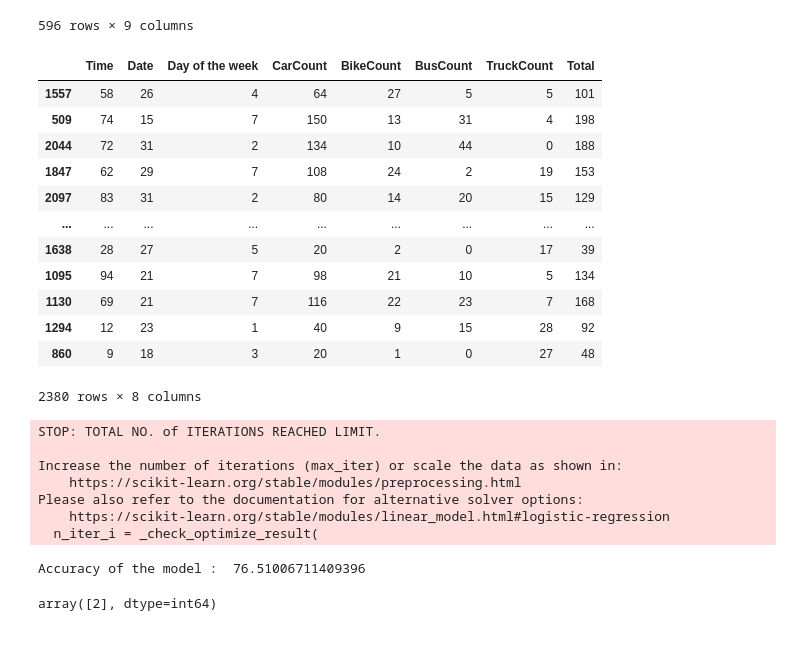
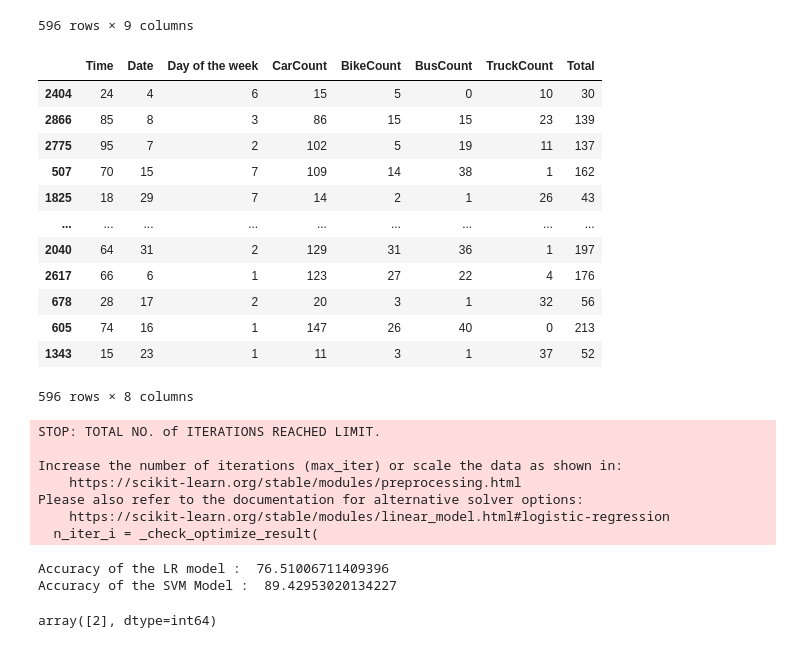
Before and after one commit to maan909/Mini-Project, a Jupyter notebook: LogisticRegression.ipynb, the cells around one changed output. Drawn from its saved outputs; the diff is of its cells as text; code cells hidden in the pictures.

Commit message:
svm model

```diff
--- a/LogisticRegression.ipynb
+++ b/LogisticRegression.ipynb
@@ -123,24 +133,22 @@ test
 # %%
 X_test = test.drop(columns=['Traffic Situation'],axis=1)
 y_test = test['Traffic Situation']
 
 X_test
-
-X_train
 # %% [output]
 |  | Time | Date | Day of the week | CarCount | BikeCount | BusCount | TruckCount | Total |
-| 1557 | 58 | 26 | 4 | 64 | 27 | 5 | 5 | 101 |
-| 509 | 74 | 15 | 7 | 150 | 13 | 31 | 4 | 198 |
-| 2044 | 72 | 31 | 2 | 134 | 10 | 44 | 0 | 188 |
-| 1847 | 62 | 29 | 7 | 108 | 24 | 2 | 19 | 153 |
-| 2097 | 83 | 31 | 2 | 80 | 14 | 20 | 15 | 129 |
+| 2404 | 24 | 4 | 6 | 15 | 5 | 0 | 10 | 30 |
+| 2866 | 85 | 8 | 3 | 86 | 15 | 15 | 23 | 139 |
+| 2775 | 95 | 7 | 2 | 102 | 5 | 19 | 11 | 137 |
+| 507 | 70 | 15 | 7 | 109 | 14 | 38 | 1 | 162 |
+| 1825 | 18 | 29 | 7 | 14 | 2 | 1 | 26 | 43 |
 | ... | ... | ... | ... | ... | ... | ... | ... | ... |
-| 1638 | 28 | 27 | 5 | 20 | 2 | 0 | 17 | 39 |
-| 1095 | 94 | 21 | 7 | 98 | 21 | 10 | 5 | 134 |
-| 1130 | 69 | 21 | 7 | 116 | 22 | 23 | 7 | 168 |
-| 1294 | 12 | 23 | 1 | 40 | 9 | 15 | 28 | 92 |
-| 860 | 9 | 18 | 3 | 20 | 1 | 0 | 27 | 48 |
+| 2040 | 64 | 31 | 2 | 129 | 31 | 36 | 1 | 197 |
+| 2617 | 66 | 6 | 1 | 123 | 27 | 22 | 4 | 176 |
+| 678 | 28 | 17 | 2 | 20 | 3 | 1 | 32 | 56 |
+| 605 | 74 | 16 | 1 | 147 | 26 | 40 | 0 | 213 |
+| 1343 | 15 | 23 | 1 | 11 | 3 | 1 | 37 | 52 |
-2380 rows × 8 columns
+596 rows × 8 columns
 # %%
 X_train = train.drop(columns=['Traffic Situation'], axis=1)
 y_train = train['Traffic Situation']
@@ -156,10 +166,3 @@ Increase the number of iterations (max_iter) or scale the data as shown in:
 Please also refer to the documentation for alternative solver options:
     https://scikit-learn.org/stable/modules/linear_model.html#logistic-regression
   n_iter_i = _check_optimize_result(
-# %%
-y_predict = model.predict(X_test)
-
-accuracy = accuracy_score(y_test,y_predict)
-print("Accuracy of the model : ", accuracy*100)
-# %% [output]
-Accuracy of the model :  76.51006711409396
@@ -167,0 +169,16 @@ import pickle
+# %%
+# Prediction for Logictic Regression
+y_predict = model.predict(X_test)
+
+accuracy_lr = accuracy_score(y_test,y_predict)
+print("Accuracy of the LR model : ", accuracy_lr*100)
+
+
+# Prediction for Suppoprt Vector Machine
+y_predict_svc = model2.predict(X_test)
+
+accuracy_score_svc = accuracy_score(y_test,y_predict_svc)
+print ("Accuracy of the SVM Model : ", accuracy_score_svc*100)
+# %% [output]
+Accuracy of the LR model :  76.51006711409396
+Accuracy of the SVM Model :  89.42953020134227
```
Also changed, not shown: parts of 5 cells of this notebook, 2 other files.
